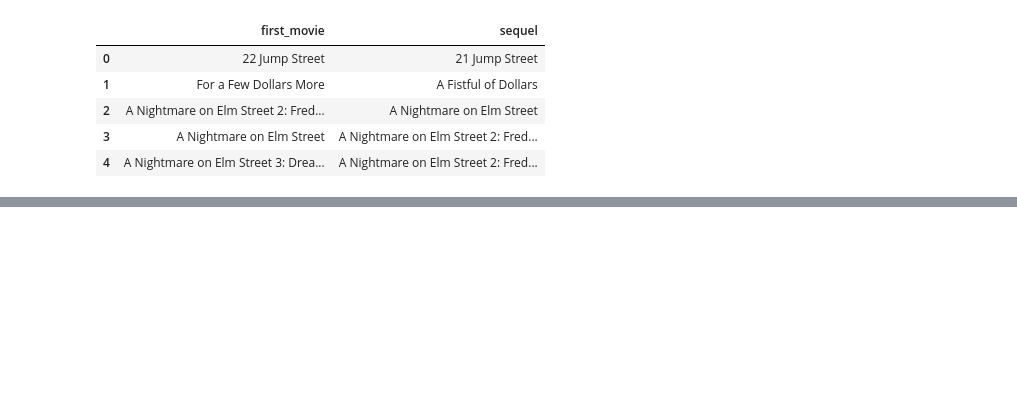
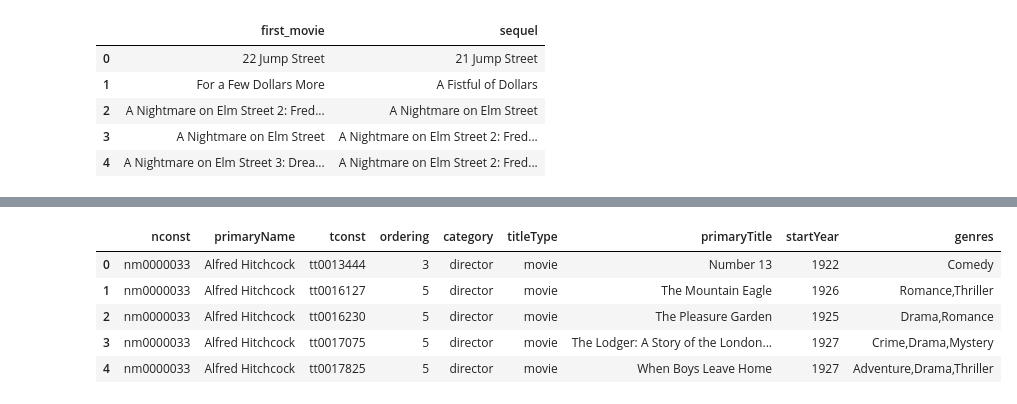
Before and after one commit to MaximeKan/Semi-Supervised, a Jupyter notebook: Identify_sequels.ipynb, the cells around one changed output, grey strips where cells are left out. Cells and saved outputs as stored; diff of their text form; code cells hidden in the pictures; blank space fills up the shorter version.

```diff
--- a/Identify_sequels.ipynb
+++ b/Identify_sequels.ipynb
@@ -78,6 +78,7 @@ sequel_pairs.head()
 | 4 | A Nightmare on Elm Street 3: Drea... | A Nightmare on Elm Street 2: Fred... |
 # %%
 titles = titles[titles.titleType == 'movie']
+cast = cast[cast.category.isin(['director','actor','actress'])]
 # %%
 def prepare_data(first_movie_list, sequel_movie_list):
   movie_titles = titles[titles.primaryTitle.isin(first_movie_list + sequel_movie_list)].copy()
@@ -139,3 +139,7 @@ non_sequel_table.head()
 | 10 | She Wore a Yellow Ribbon | 1949 | Western | John Wayne | Joanne Dru | John Agar | Ben Johnson | John Ford | The Searchers | ... |
 | 15 | An American in Paris | 1951 | Drama,Musical,Romance | Gene Kelly | Leslie Caron | Oscar Levant | Georges Guétary | Vincente Minnelli | Chisum | ... |
 | 16 | Bonnie and Clyde | 1967 | Action,Biography,Crime | Warren Beatty | Faye Dunaway | Michael J. Pollard | Gene Hackman | Arthur Penn | Chisum | ... |
+# %%
+actors_for_unsupervised = ['Al Pacino','Jack Nicholson','Jennifer Lawrence','Jodie Foster']
+directors_for_unsupervised = ['Alfred Hitchcock','Steven Spielberg','George Lucas','David Lean']
+names_for_unsupervised = actors_for_unsupervised + directors_for_unsupervised
@@ -141,0 +148,10 @@ non_sequel_table.head()
+# %%
+cast_titles = pd.merge(cast_movies, titles, on = 'tconst', how = 'inner')
+cast_titles.head()
+# %% [output]
+|  | nconst | primaryName | tconst | ordering | category | titleType | primaryTitle | startYear | genres |
+| 0 | nm0000033 | Alfred Hitchcock | tt0013444 | 3 | director | movie | Number 13 | 1922 | Comedy |
+| 1 | nm0000033 | Alfred Hitchcock | tt0016127 | 5 | director | movie | The Mountain Eagle | 1926 | Romance,Thriller |
+| 2 | nm0000033 | Alfred Hitchcock | tt0016230 | 5 | director | movie | The Pleasure Garden | 1925 | Drama,Romance |
+| 3 | nm0000033 | Alfred Hitchcock | tt0017075 | 5 | director | movie | The Lodger: A Story of the London... | 1927 | Crime,Drama,Mystery |
+| 4 | nm0000033 | Alfred Hitchcock | tt0017825 | 5 | director | movie | When Boys Leave Home | 1927 | Adventure,Drama,Thriller |
```
Also changed, not shown: parts of 21 cells of this notebook.
